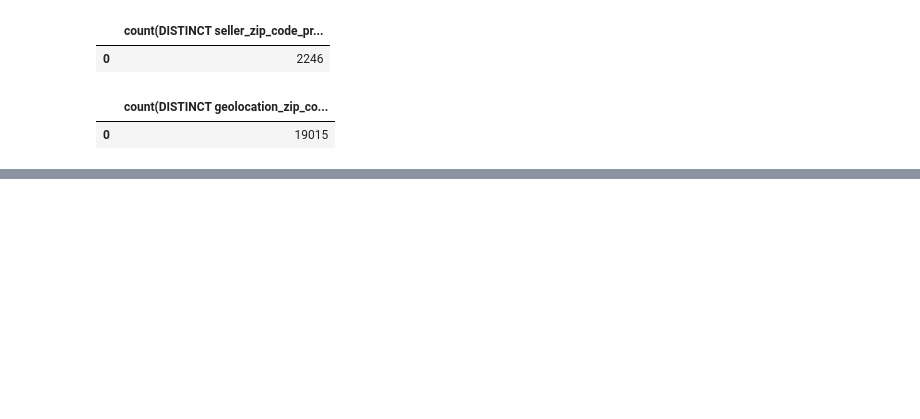
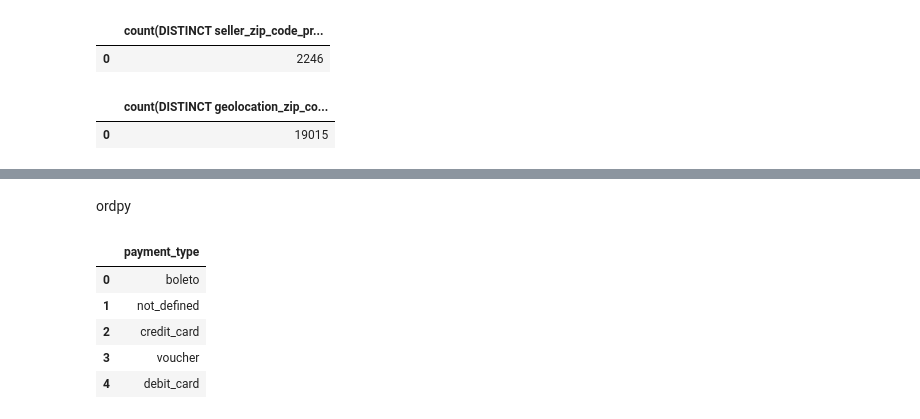
Before and after one commit to NainaAgrawal/ecommerce_sales_analysis, a Jupyter notebook: ecommerceanalysis.ipynb, the cells around one changed output, grey strips where cells are left out. Drawn from its saved outputs; the diff is of its cells as text; code cells hidden in the pictures; blank space fills up the shorter version.

```diff
--- a/ecommerceanalysis.ipynb
+++ b/ecommerceanalysis.ipynb
@@ -187,0 +213,11 @@ hc.sql('''select count(distinct geolocation_zip_code_prefix) from geo limit 1'''
+# %% [markdown]
+ordpy
+# %%
+hc.sql('''select distinct payment_type from ordpy ''').toPandas()
+# %% [output]
+|  | payment_type |
+| 0 | boleto |
+| 1 | not_defined |
+| 2 | credit_card |
+| 3 | voucher |
+| 4 | debit_card |
```
Also changed, not shown: parts of 8 cells of this notebook.
